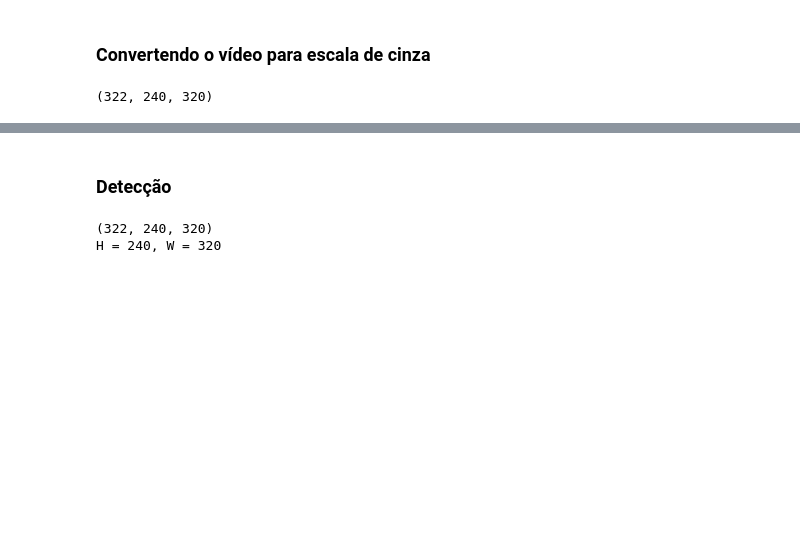
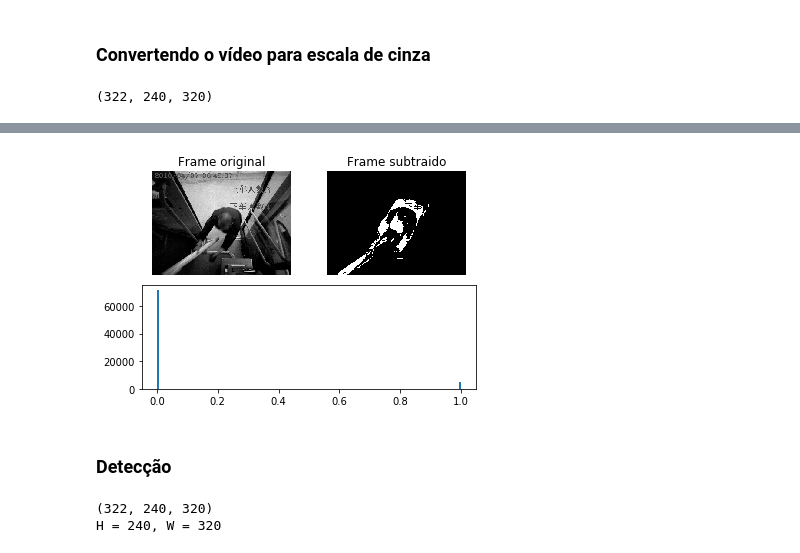
Before and after one commit to grupo9ia898/scap, a Jupyter notebook: scap.ipynb, the cells around one changed output, grey strips where cells are left out. Saved outputs shown, nothing was run; the diff lists cells and outputs as text; code cells hidden in the pictures; blank space fills up the shorter version.

```diff
--- a/scap.ipynb
+++ b/scap.ipynb
@@ -172,22 +146,27 @@ frame_analysis(I[47], F_LTAMBM[47])
 # %%
 tao_MABM = 0.2
 
-# background modeling
-W = 10
-B_MABM = np.zeros(I.shape)
-for k in range((W-1), len(I)-1):
-    B_MABM[k] = (1/W)*np.sum(I[(k-(W-1)):(k+1),:,:], axis=0)
+def fgmodel_MABM(video, tao):
+    # background modeling
+    W = 10
+    B_MABM = np.zeros(video.shape)
+    for k in range((W-1), len(video)-1):
+        B_MABM[k] = (1/W)*np.sum(video[(k-(W-1)):(k+1),:,:], axis=0)
 
-D_MABM = np.abs(I - B_MABM) # background subtraction
+    D_MABM = np.abs(video - B_MABM) # background subtraction
 
-# foreground mask
-F_MABM = D_MABM.copy()
-F_MABM = F_MABM / F_MABM.max()
-F_MABM[F_MABM >= tao_MABM] = 1.0
-F_MABM[F_MABM < tao_MABM] = 0
+    # foreground mask
+    F_MABM = D_MABM.copy()
+    F_MABM = F_MABM / F_MABM.max()
+    F_MABM[F_MABM >= tao] = 1.0
+    F_MABM[F_MABM < tao] = 0
+
+    return F_MABM
 # %%
-frame_analysis(I[47], D_MABM[47])
+F_MABM = fgmodel_MABM(I, 0.2)
 frame_analysis(I[47], F_MABM[47])
+# %% [output]
+[figure, added]
 # %% [markdown]
 ### Detecção
 # %%
```
Also changed, not shown: parts of 33 cells of this notebook.
